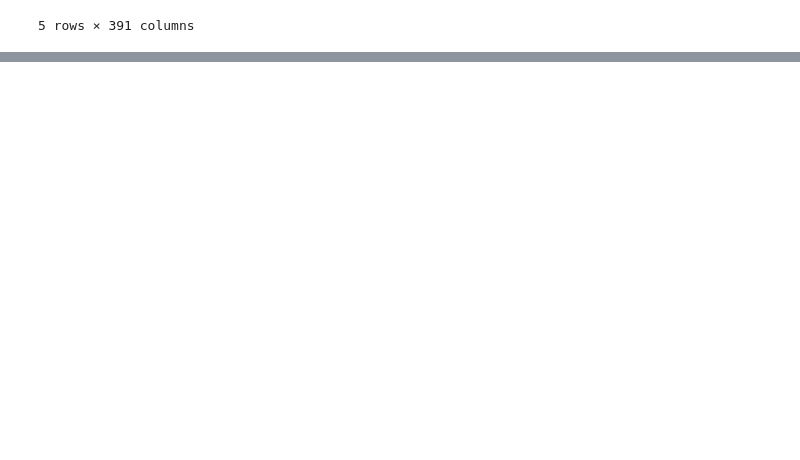
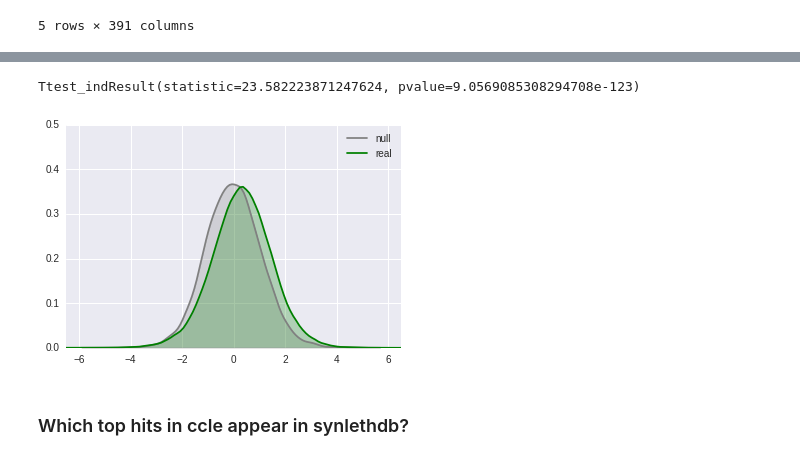
Before and after one commit to thjmattth/clove, a Jupyter notebook: ccle_results.ipynb, the cells around one changed output, grey strips where cells are left out. Drawn from its saved outputs; the diff is of its cells as text; code cells hidden in the pictures; blank space fills up the shorter version.

```diff
--- a/ccle_results.ipynb
+++ b/ccle_results.ipynb
@@ -2492,0 +2500,3 @@ avana.head()
+# %%
+null = pd.read_pickle('data/breast_ttest_null_samp.p').dropna(axis=0, how='any')
+null.head(5)
@@ -2492,0 +2528,16 @@ avana.head()
+# %%
+from cloveFunctions import *
+
+exp_breast = pd.read_pickle('data/breast_mrna_df.pickle')
+cdel = pd.read_pickle('data/CCLE_DEL_calls.pickle')
+cell = pd.read_pickle('data/ccle_cell_info_df.pickle')
+
+
+# this filtering step requires subsetting cdel to tissue of interest (breast)
+cells = list(set(cdel.columns).intersection(exp_breast.columns)) # eliminating all contexts less than 2
+cdel_breast = cdel[cells]
+
+# exp_samp = exp_breast.sample(n=10000).index.values
+# cnv_samp = cdel_breast[cdel_breast.sum(axis=1) > 1].sample(n=10000).index.values
+
+df = randomPairContextStat(100000, exp_breast, cdel_breast, nan_style='propagate')
@@ -2492,0 +2550,2 @@ avana.head()
+# %%
+df1 = randomPairContextStat(1000000, exp_breast, cdel_breast, nan_style='propagate')
@@ -2492,0 +2577,12 @@ avana.head()
+# %%
+%matplotlib inline
+sns.kdeplot(null['t_stat'], color='gray', shade=True, label='null')
+sns.kdeplot(df1['np_t_w'], color='green', shade=True, label='real')
+plt.xlim(-6.5, 6.5)
+plt.ylim(0.00, 0.50)
+print(stats.ttest_ind(df1['np_t_w'],null['t_stat']))
+# %% [output]
+Ttest_indResult(statistic=23.582223871247624, pvalue=9.0569085308294708e-123)
+[figure, added]
+# %% [markdown]
+### Which top hits in ccle appear in synlethdb?
```
Also changed, not shown: parts of 27 cells of this notebook, 10 other files.
